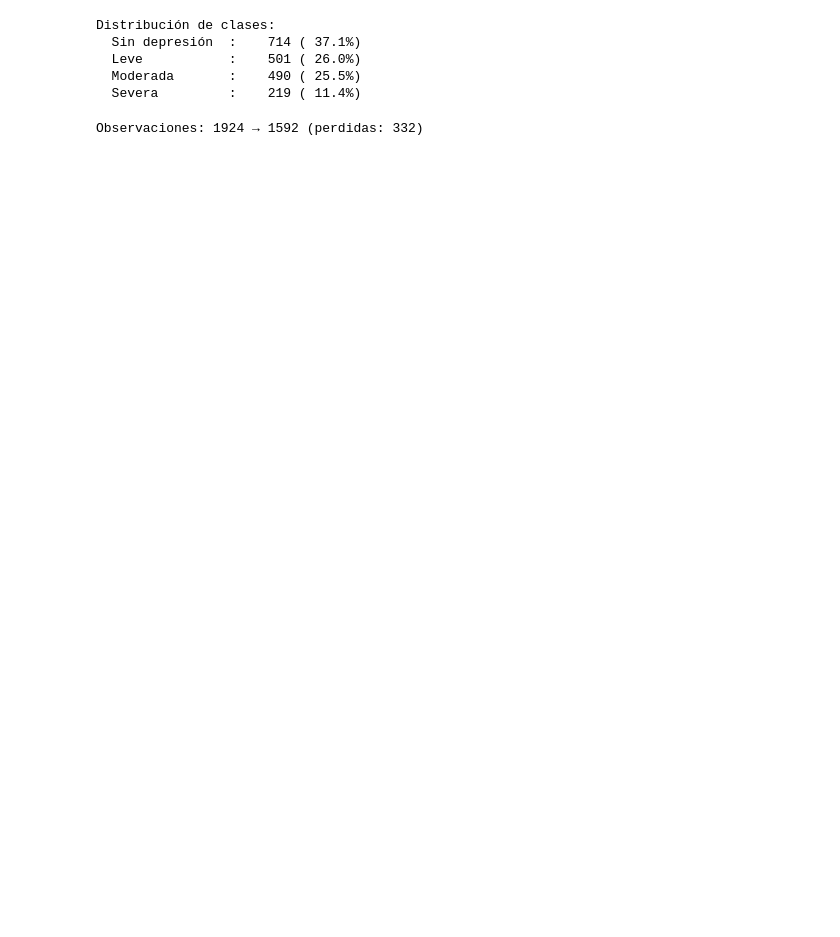
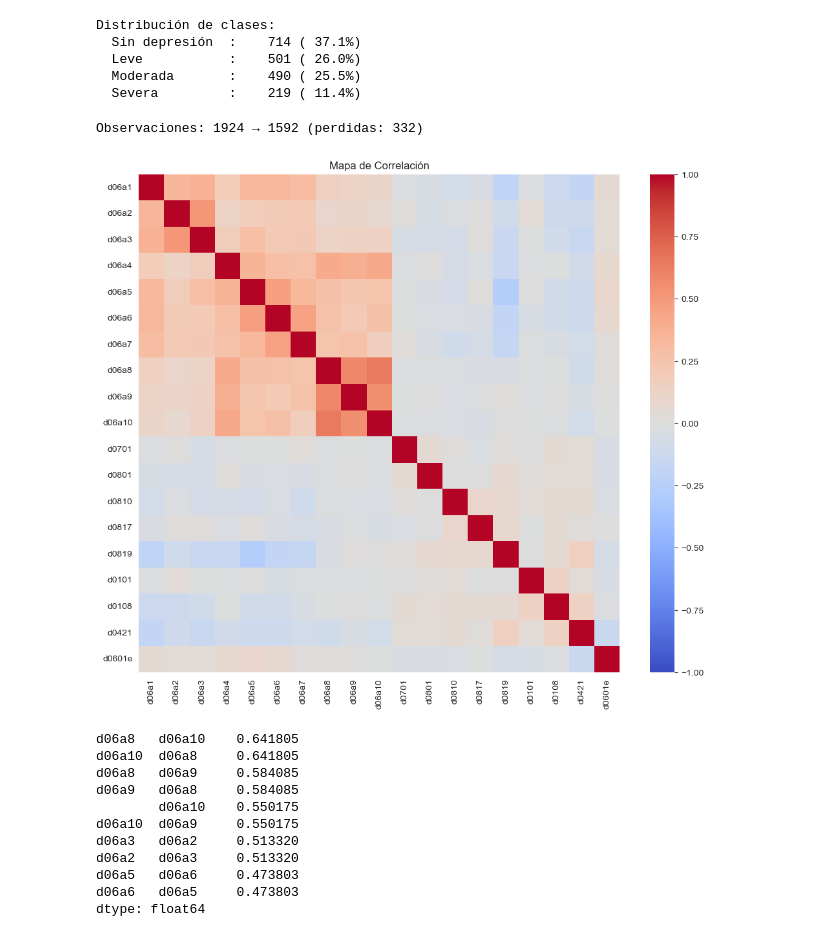
Before and after one commit to PSN-01/MD_proyecto_final, a Jupyter notebook: final.ipynb, the cells around one changed output. Drawn from its saved outputs; the diff is of its cells as text; code cells hidden in the pictures; blank space fills up the shorter version.

Commit message:
INTENTO DE PCA
- pca de alimentacion
- maybe cambiar nombres de columnas

```diff
--- a/final.ipynb
+++ b/final.ipynb
@@ -9,5 +12,8 @@ pd.set_option('future.no_silent_downcasting', True)
 # ==========================================
 # 1. CARGA DE DATOS
 # ==========================================
-ruta = "/Users/danielarenee/Desktop/MD_proyecto_final/data_adolescentes/adolescentes_ensanut2023_w_n.csv"
+# ruta pablo
+ruta = "data_adolescentes/adolescentes_ensanut2023_w_n.csv"
+# ruta dani
+# ruta = "/Users/danielarenee/Desktop/MD_proyecto_final/data_adolescentes/adolescentes_ensanut2023_w_n.csv"
 data = pd.read_csv(ruta, delimiter=";")
@@ -94,3 +98,42 @@ df_clean = df_model.dropna()
 print(f"Observaciones: {len(data_copy)} → {len(df_clean)} (perdidas: {len(data_copy)-len(df_clean)})")
 # %% [output]
 Observaciones: 1924 → 1592 (perdidas: 332)
+# %%
+# ==========================================
+# 4. PREPARACIÓN DE DATOS // CORRELACIÓN Y PCA PREP.
+# ==========================================
+
+cols = ["edad", "sexo", "nivel_depresion"]
+df_analisis = df_clean.drop(columns=cols)
+
+plt.figure(figsize=(12, 10))
+corr_matrix = df_analisis.corr()
+
+
+sns.heatmap(corr_matrix, cmap='coolwarm', vmin=-1, vmax=1)
+plt.title("Mapa de Correlación")
+plt.show()
+
+corr = df_analisis.corr().abs()
+
+top_corr = (
+    corr.where(~np.eye(corr.shape[0], dtype=bool))
+        .unstack()
+        .dropna()
+        .sort_values(ascending=False)
+)
+
+print(top_corr.head(10))
+# %% [output]
+[figure, added]
+d06a8   d06a10    0.641805
+d06a10  d06a8     0.641805
+d06a8   d06a9     0.584085
+d06a9   d06a8     0.584085
+        d06a10    0.550175
+d06a10  d06a9     0.550175
+d06a3   d06a2     0.513320
+d06a2   d06a3     0.513320
+d06a5   d06a6     0.473803
+d06a6   d06a5     0.473803
+dtype: float64
```
Also changed, not shown: parts of 5 cells of this notebook, 1 other file.
